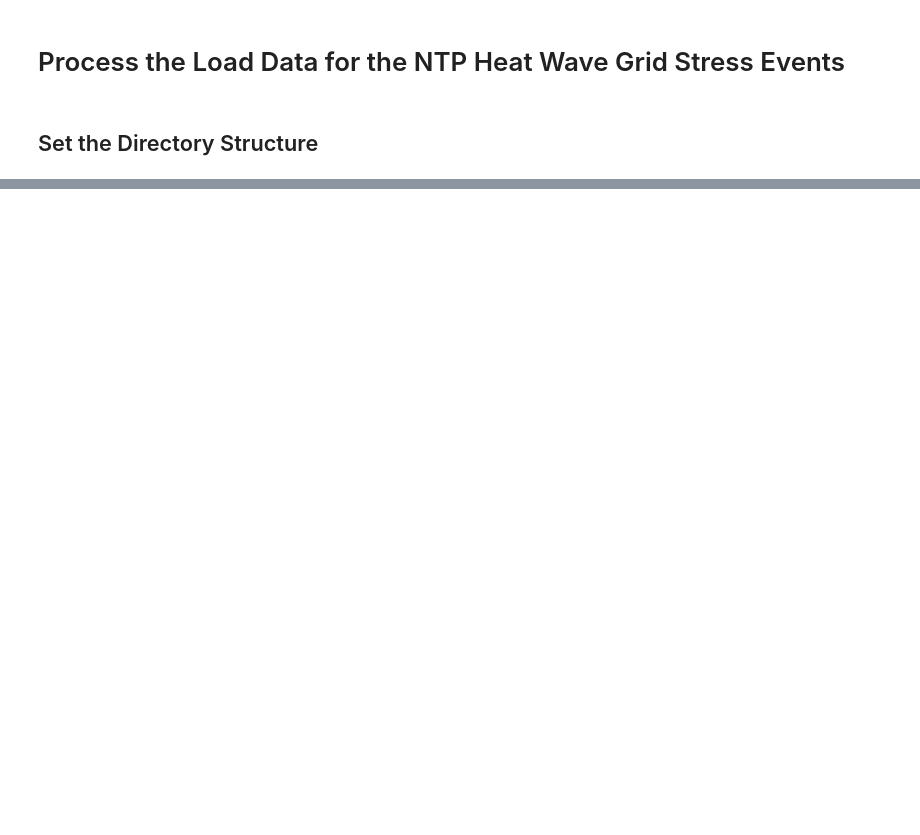
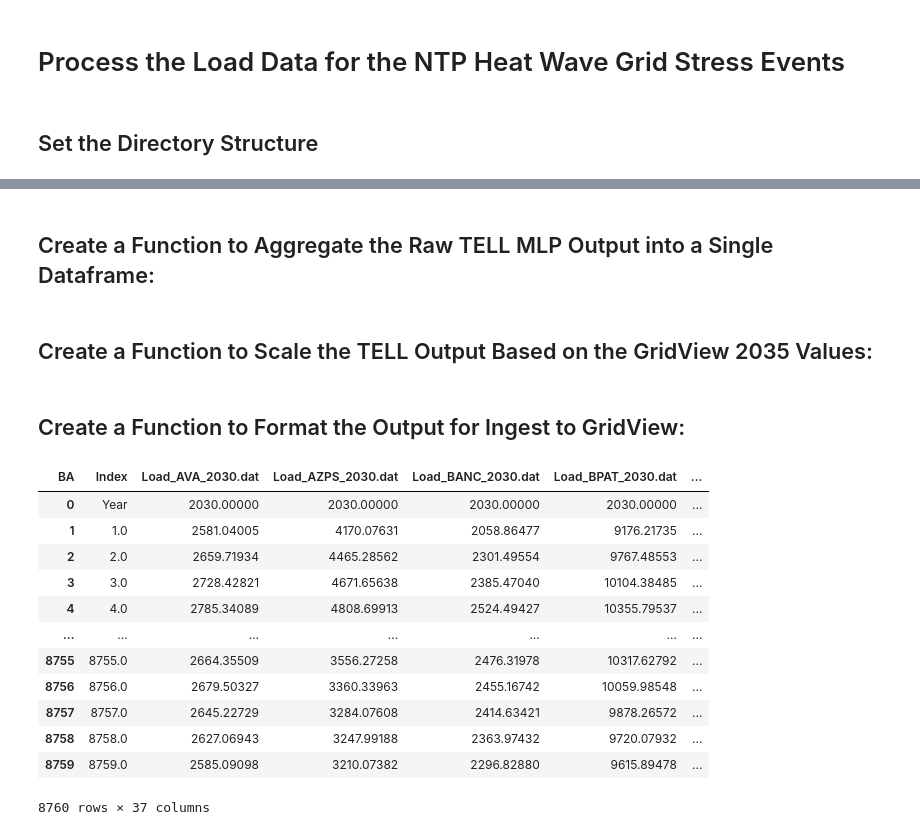
Before and after one commit to cdburley/ntp_heat_wave_loads, a Jupyter notebook: notebooks/process_load_data.ipynb, the cells around one changed output, grey strips where cells are left out. Cells and saved outputs as stored; diff of their text form; code cells hidden in the pictures; blank space fills up the shorter version.

```diff
--- a/notebooks/process_load_data.ipynb
+++ b/notebooks/process_load_data.ipynb
@@ -131,0 +98,2 @@ plt.savefig(os.path.join(image_output_dir, filename), dpi=300, bbox_inches='tigh
+# %% [markdown]
+## Create a Function to Aggregate the Raw TELL MLP Output into a Single Dataframe:
@@ -131,0 +126,42 @@ plt.savefig(os.path.join(image_output_dir, filename), dpi=300, bbox_inches='tigh
+# %% [markdown]
+## Create a Function to Scale the TELL Output Based on the GridView 2035 Values:
+# %%
+def scale_tell_loads(data_input_dir: str, tell_data_input_dir: str, year_to_process: str):
+
+    # Aggregate the TELL MLP files:
+    tell_df = aggregate_mlp_output_files(tell_data_input_dir = tell_data_input_dir,
+                                         year_to_process = year_to_process)
+
+    # Read in the processed GridView file and rename a column for consistency:
+    gv_df = pd.read_csv((os.path.join(data_input_dir, 'Processed_Gridview_2035_Data.csv')))
+    gv_df.rename(columns={'Total_Load_MWh': 'GV_Total_Load_MWh'}, inplace=True)
+
+    # Merge the tell_df and gv_df dataframes based on common BA names:
+    merged_df = tell_df.merge(gv_df, on=['BA'])
+
+    # Sum the hourly TELL loads by BA into annual total loads:
+    merged_df['TELL_Total_Load_MWh'] = merged_df.groupby('BA')['Hourly_Load_MWh'].transform('sum')
+
+    # Compute the scaling factors that force the annual total loads to agree:
+    merged_df['Scaling_Factor'] = merged_df['GV_Total_Load_MWh'] / merged_df['TELL_Total_Load_MWh']
+
+    # Compute the scaled hourly loads:
+    merged_df['Hourly_Load_MWh_Scaled'] = merged_df['Hourly_Load_MWh'] * merged_df['Scaling_Factor']
+
+    # Compute the hours since the start of the year:
+    merged_df['Hour'] = ((pd.to_datetime(merged_df['Time_UTC']) - datetime.datetime(int(year_to_process), 1, 1, 0, 0, 0)) / np.timedelta64(1, 'h') + 1).astype(int)
+
+    # Only keep the columns that are needed:
+    scaled_tell_df = merged_df[['Hour', 'BA', 'Hourly_Load_MWh_Scaled']].copy()
+
+    # Drop the rows with missing values (i.e., there is not a corresponding GridView load):
+    scaled_tell_df = scaled_tell_df.dropna(how = 'any')
+
+    # Rename the load variable and round it to 5 decimals:
+    scaled_tell_df.rename(columns={'Hourly_Load_MWh_Scaled': 'Load_MWh'}, inplace=True)
+    scaled_tell_df['Load_MWh'] = scaled_tell_df['Load_MWh'].round(5)
+
+    # Return the output dataframe:
+    return scaled_tell_df
+# %% [markdown]
+## Create a Function to Format the Output for Ingest to GridView:
@@ -131,0 +248,20 @@ plt.savefig(os.path.join(image_output_dir, filename), dpi=300, bbox_inches='tigh
+# %%
+output_df = format_scaled_tell_loads(data_input_dir = data_output_dir,
+                                     tell_data_input_dir = tell_data_input_dir,
+                                     year_to_process = '2055')
+
+output_df
+# %% [output]
+| BA | Index | Load_AVA_2030.dat | Load_AZPS_2030.dat | Load_BANC_2030.dat | Load_BPAT_2030.dat | ... |
+| 0 | Year | 2030.00000 | 2030.00000 | 2030.00000 | 2030.00000 | ... |
+| 1 | 1.0 | 2581.04005 | 4170.07631 | 2058.86477 | 9176.21735 | ... |
+| 2 | 2.0 | 2659.71934 | 4465.28562 | 2301.49554 | 9767.48553 | ... |
+| 3 | 3.0 | 2728.42821 | 4671.65638 | 2385.47040 | 10104.38485 | ... |
+| 4 | 4.0 | 2785.34089 | 4808.69913 | 2524.49427 | 10355.79537 | ... |
+| ... | ... | ... | ... | ... | ... | ... |
+| 8755 | 8755.0 | 2664.35509 | 3556.27258 | 2476.31978 | 10317.62792 | ... |
+| 8756 | 8756.0 | 2679.50327 | 3360.33963 | 2455.16742 | 10059.98548 | ... |
+| 8757 | 8757.0 | 2645.22729 | 3284.07608 | 2414.63421 | 9878.26572 | ... |
+| 8758 | 8758.0 | 2627.06943 | 3247.99188 | 2363.97432 | 9720.07932 | ... |
+| 8759 | 8759.0 | 2585.09098 | 3210.07382 | 2296.82880 | 9615.89478 | ... |
+8760 rows × 37 columns
```
Also changed, not shown: parts of 9 cells of this notebook.
